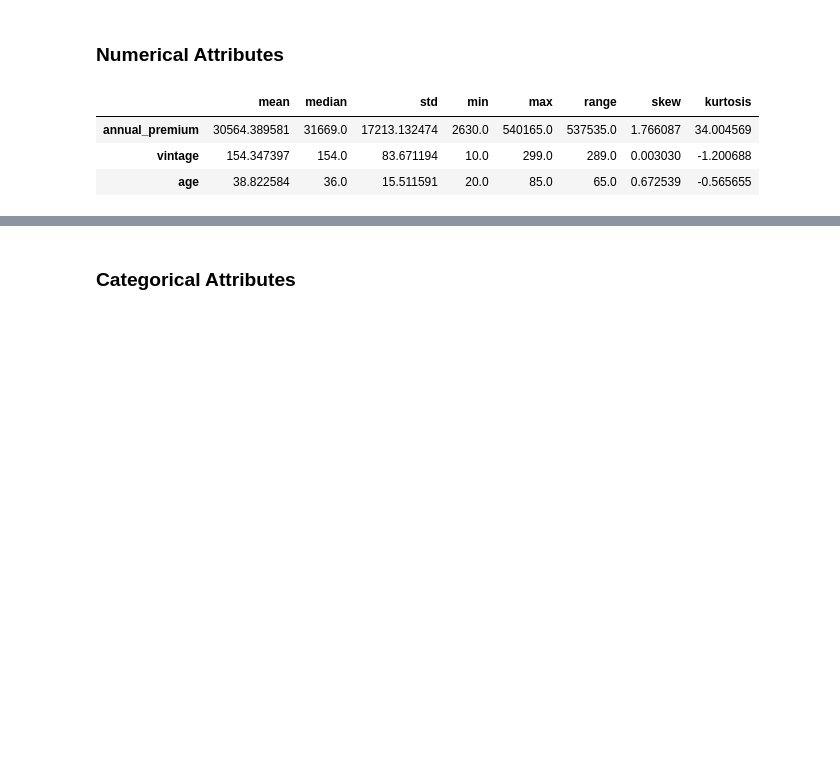
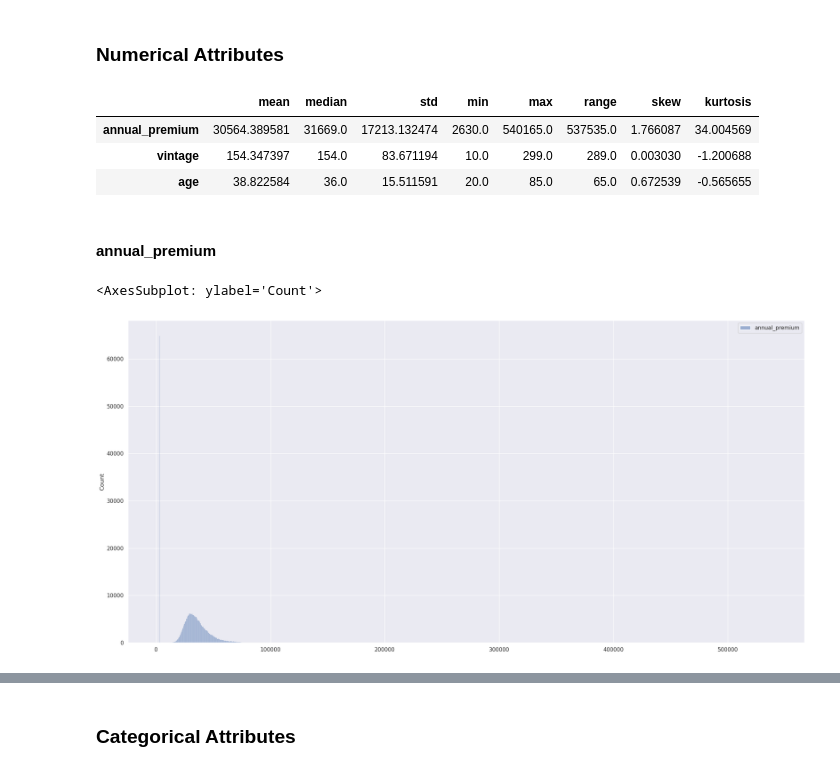
Before and after one commit to danieltodaDS/Health-Insurance-Cross-Sell, a Jupyter notebook: notebooks/1.0_dhrt_health_insurance_cross_sell.ipynb, the cells around one changed output, grey strips where cells are left out. Drawn from its saved outputs; the diff is of its cells as text; code cells hidden in the pictures; blank space fills up the shorter version.

```diff
--- a/notebooks/1.0_dhrt_health_insurance_cross_sell.ipynb
+++ b/notebooks/1.0_dhrt_health_insurance_cross_sell.ipynb
@@ -441,3 +424,10 @@ m1
 | annual_premium | 30564.389581 | 31669.0 | 17213.132474 | 2630.0 | 540165.0 | 537535.0 | 1.766087 | 34.004569 |
 | vintage | 154.347397 | 154.0 | 83.671194 | 10.0 | 299.0 | 289.0 | 0.003030 | -1.200688 |
 | age | 38.822584 | 36.0 | 15.511591 | 20.0 | 85.0 | 65.0 | 0.672539 | -0.565655 |
+# %% [markdown]
+#### annual_premium
+# %%
+sns.histplot(data=df1[['annual_premium']])
+# %% [output]
+<AxesSubplot: ylabel='Count'>
+[figure, added]
```
Also changed, not shown: parts of 52 cells of this notebook.
